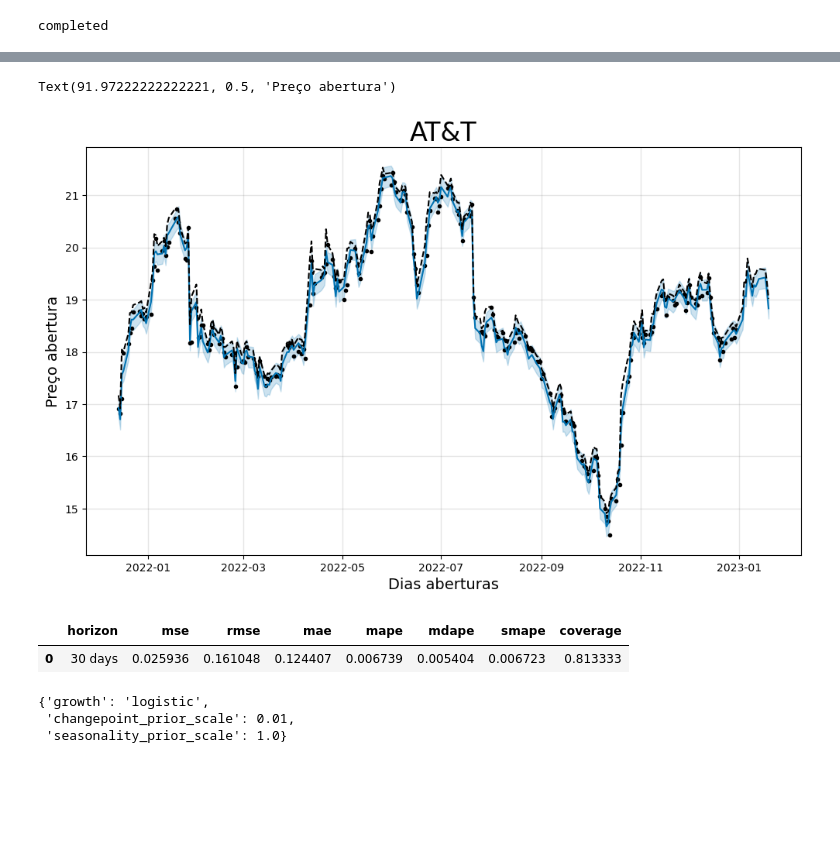
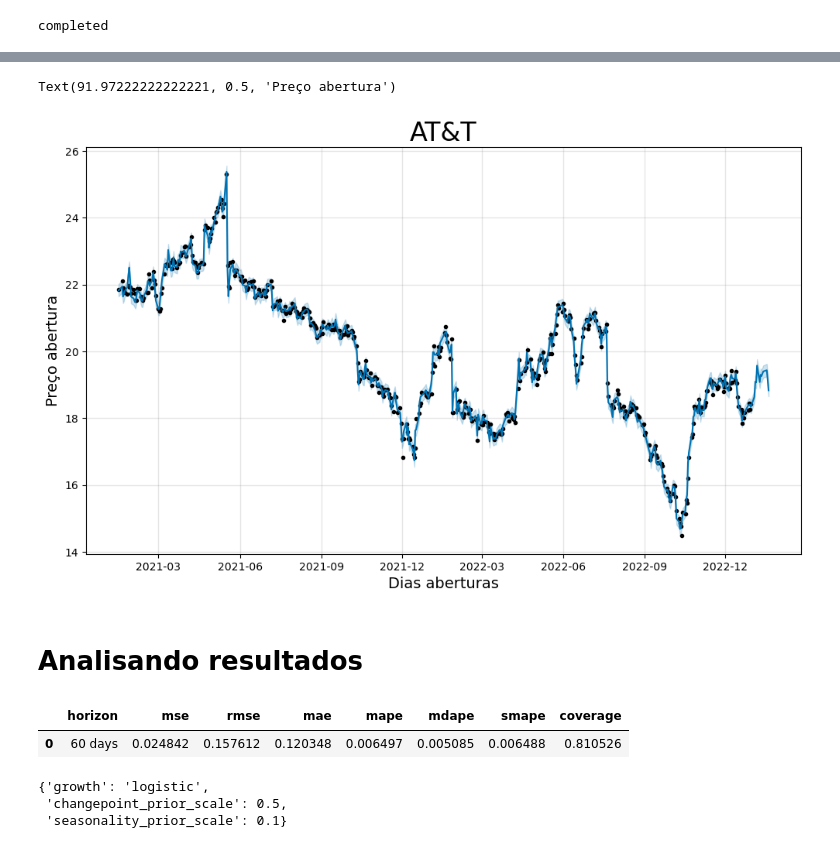
Before and after one commit to MichaeldaSilvaSeS/learnmlserie, a Jupyter notebook: ml_stock_T.ipynb, the cells around one changed output, grey strips where cells are left out. Drawn from its saved outputs; the diff is of its cells as text; code cells hidden in the pictures; blank space fills up the shorter version.

```diff
--- a/ml_stock_T.ipynb
+++ b/ml_stock_T.ipynb
@@ -6,6 +61,6 @@ from yahooquery import Ticker
 # %%
 #symbols = ['fb', 'aapl', 'amzn', 'nflx', 'goog', 'TSLA']
-started = '2021-12-01'
+started = '2021-01-01'
 stock_market = 'T'
 symbols = [stock_market]
 history_raw = Ticker(symbols).history(start=started, end='2022-12-31',adj_ohlc=False)
@@ -164,7 +311,7 @@ for params in all_params:
     m.add_regressor('std_low_10d')
 
     m.fit(history_goog)
-    df_cv = cross_validation(m, horizon = '30 days')
+    df_cv = cross_validation(m, horizon = '60 days')
     df_p = performance_metrics(df_cv, rolling_window=1)
 
     if df_p['rmse'][0] < result['rmse'][0]:
@@ -208,26 +357,29 @@ Optimization terminated abnormally. Falling back to Newton.
 # %%
 history_raw_goog_cp.rename({"high": "cap"}, inplace=True, axis=1)
 forecast = win_m.predict(history_raw_goog_cp)
 
-fig1 = win_m.plot(forecast)
+forecast1 = forecast[['ds','trend', 'yhat', 'yhat_lower', 'yhat_upper']]
+fig1 = win_m.plot(forecast1, uncertainty=True)
 
 ax = fig1.gca()
 #fig1.set_figwidth(40)
 #fig1.set_figheight(10)
 ax.set_title("AT&T", size=24)
 ax.set_xlabel("Dias aberturas", size=14)
 ax.set_ylabel("Preço abertura", size=14)
 # %% [output]
 Text(91.97222222222221, 0.5, 'Preço abertura')
-[figure, old version]
+[figure, new version]
+# %% [markdown]
+# Analisando resultados
 # %%
 result
 # %% [output]
 |  | horizon | mse | rmse | mae | mape | mdape | smape | coverage |
-| 0 | 30 days | 0.025936 | 0.161048 | 0.124407 | 0.006739 | 0.005404 | 0.006723 | 0.813333 |
+| 0 | 60 days | 0.024842 | 0.157612 | 0.120348 | 0.006497 | 0.005085 | 0.006488 | 0.810526 |
 # %%
 win_params
 # %% [output]
 {'growth': 'logistic',
- 'changepoint_prior_scale': 0.01,
- 'seasonality_prior_scale': 1.0}
+ 'changepoint_prior_scale': 0.5,
+ 'seasonality_prior_scale': 0.1}
```
Also changed, not shown: parts of 22 cells of this notebook.
